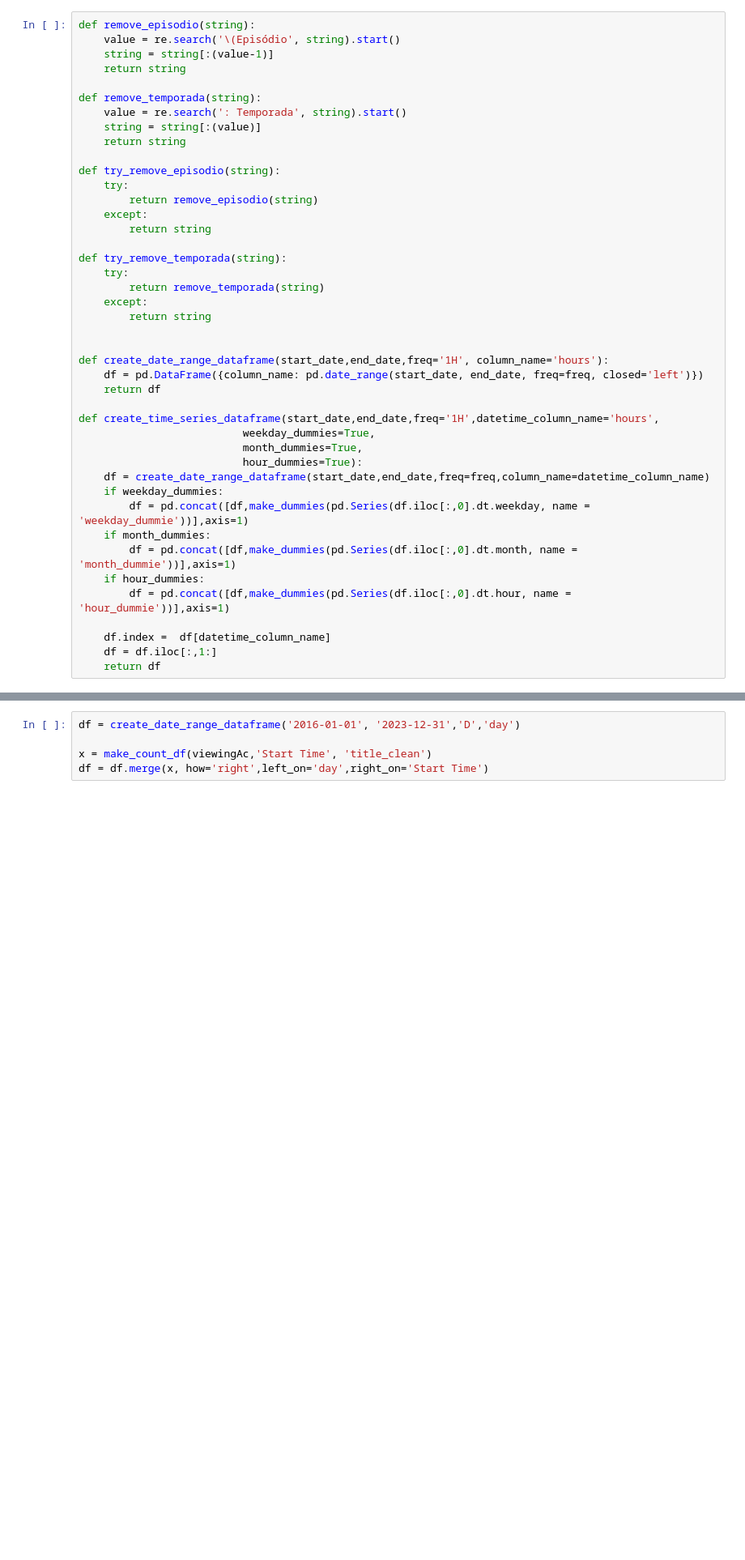
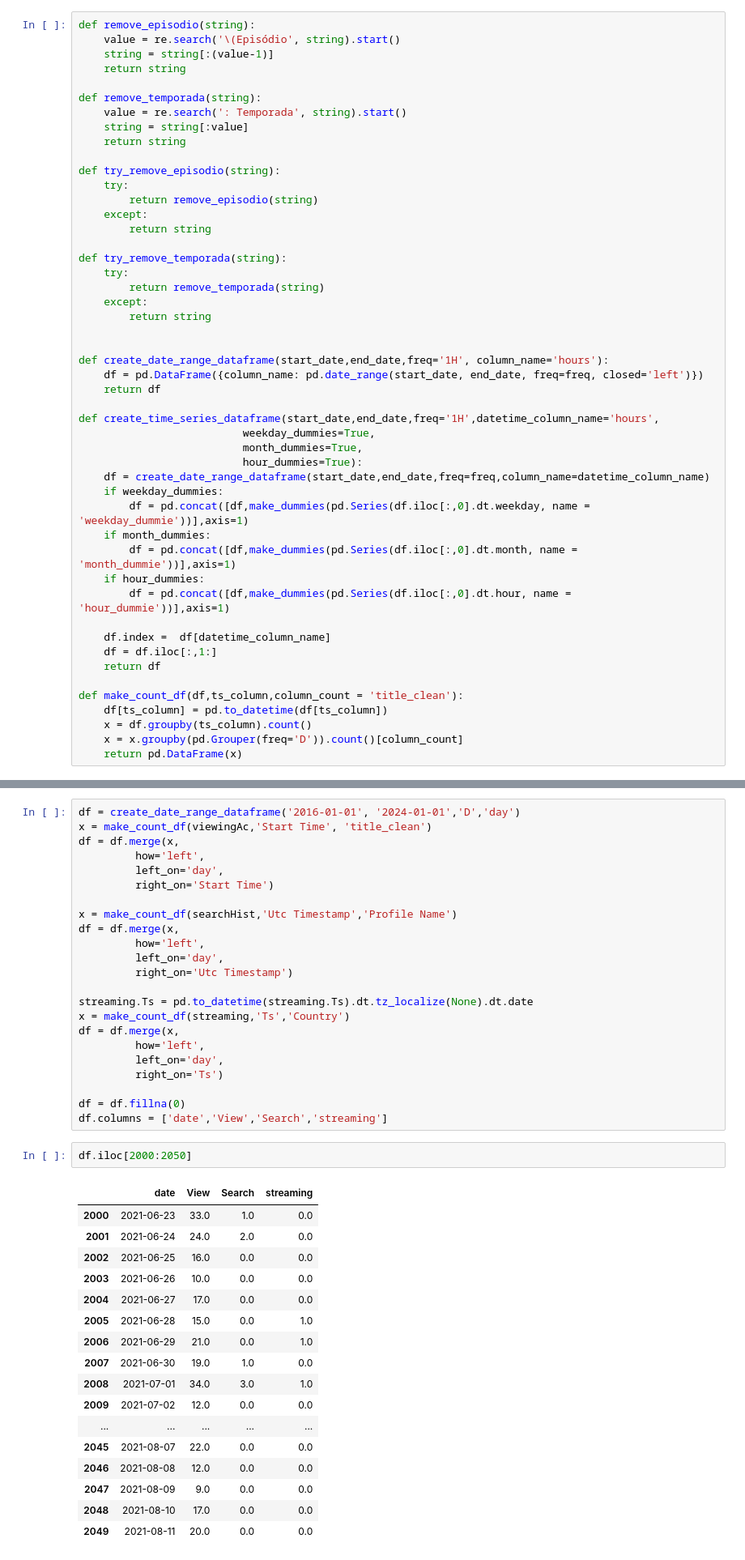
Before and after one commit to JohnHolz/JohnHolz.github.io, a Jupyter notebook: trabalho2.ipynb, the cells around one changed output, grey strips where cells are left out. Shown: that part at 81% size. Saved outputs shown, nothing was run; the diff lists cells and outputs as text; blank space fills up the shorter version.

```diff
--- a/trabalho2.ipynb
+++ b/trabalho2.ipynb
@@ -11,7 +14,7 @@ def remove_episodio(string):
 
 def remove_temporada(string):
     value = re.search(': Temporada', string).start()
-    string = string[:(value)]
+    string = string[:value]
     return string
 
 def try_remove_episodio(string):
@@ -46,6 +49,12 @@ def create_time_series_dataframe(start_date,end_date,freq='1H',datetime_column_n
     df.index =  df[datetime_column_name]
     df = df.iloc[:,1:]
     return df
+
+def make_count_df(df,ts_column,column_count = 'title_clean'):
+    df[ts_column] = pd.to_datetime(df[ts_column])
+    x = df.groupby(ts_column).count()
+    x = x.groupby(pd.Grouper(freq='D')).count()[column_count]
+    return pd.DataFrame(x)
 # %%
 ip_addres = pd.read_csv('netflix_data/IP_ADDRESSES/IpAddressesStreaming.csv')
 # %%
@@ -180,5 +184,43 @@ def make_count_df(df,ts_column,column_count = 'title_clean'):
+# %%
+df = create_date_range_dataframe('2016-01-01', '2024-01-01','D','day')
+x = make_count_df(viewingAc,'Start Time', 'title_clean')
+df = df.merge(x,
+         how='left',
+         left_on='day',
+         right_on='Start Time')
+
+x = make_count_df(searchHist,'Utc Timestamp','Profile Name')
+df = df.merge(x,
+         how='left',
+         left_on='day',
+         right_on='Utc Timestamp')
+
+streaming.Ts = pd.to_datetime(streaming.Ts).dt.tz_localize(None).dt.date
+x = make_count_df(streaming,'Ts','Country')
+df = df.merge(x,
+         how='left',
+         left_on='day',
+         right_on='Ts')
+
+df = df.fillna(0)
+df.columns = ['date','View','Search','streaming']
 # %%
-df = create_date_range_dataframe('2016-01-01', '2023-12-31','D','day')
-
-x = make_count_df(viewingAc,'Start Time', 'title_clean')
-df = df.merge(x, how='right',left_on='day',right_on='Start Time')
+df.iloc[2000:2050]
+# %% [output]
+|  | date | View | Search | streaming |
+| 2000 | 2021-06-23 | 33.0 | 1.0 | 0.0 |
+| 2001 | 2021-06-24 | 24.0 | 2.0 | 0.0 |
+| 2002 | 2021-06-25 | 16.0 | 0.0 | 0.0 |
+| 2003 | 2021-06-26 | 10.0 | 0.0 | 0.0 |
+| 2004 | 2021-06-27 | 17.0 | 0.0 | 0.0 |
+| 2005 | 2021-06-28 | 15.0 | 0.0 | 1.0 |
+| 2006 | 2021-06-29 | 21.0 | 0.0 | 1.0 |
+| 2007 | 2021-06-30 | 19.0 | 1.0 | 0.0 |
+| 2008 | 2021-07-01 | 34.0 | 3.0 | 1.0 |
+| 2009 | 2021-07-02 | 12.0 | 0.0 | 0.0 |
+| ... | ... | ... | ... | ... |
+| 2045 | 2021-08-07 | 22.0 | 0.0 | 0.0 |
+| 2046 | 2021-08-08 | 12.0 | 0.0 | 0.0 |
+| 2047 | 2021-08-09 | 9.0 | 0.0 | 0.0 |
+| 2048 | 2021-08-10 | 17.0 | 0.0 | 0.0 |
+| 2049 | 2021-08-11 | 20.0 | 0.0 | 0.0 |
```
Also changed, not shown: parts of 13 cells of this notebook.
